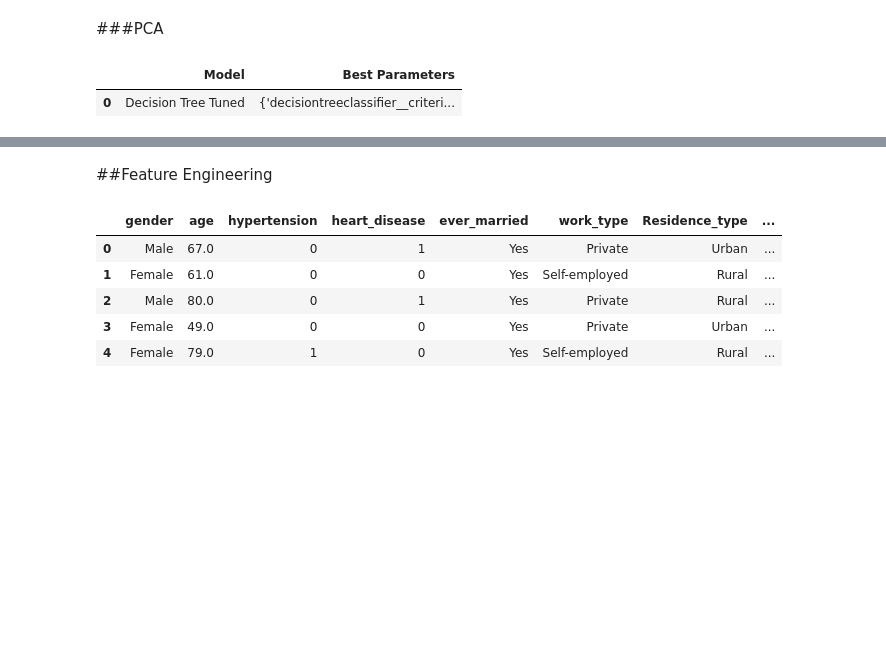
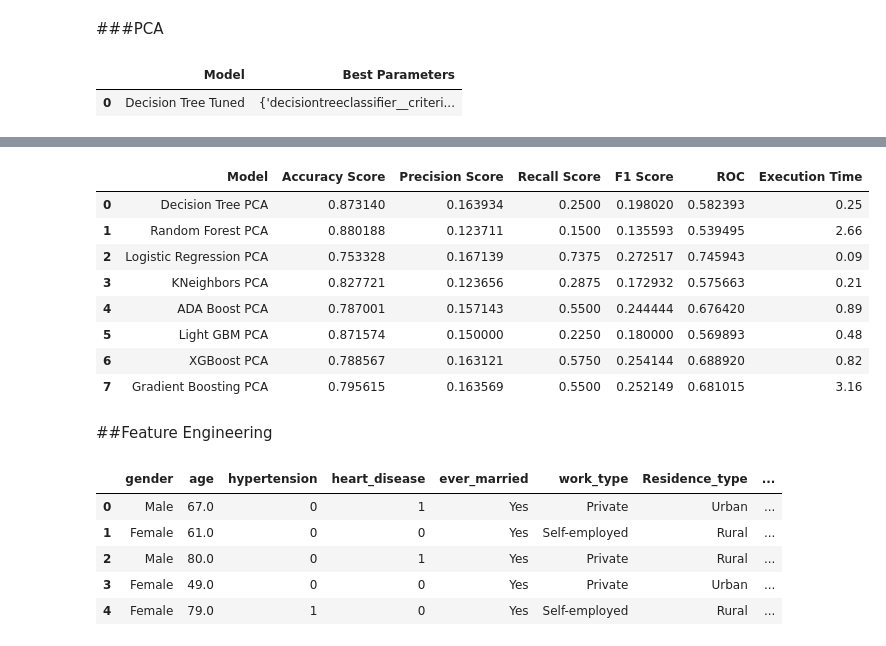
Before and after one commit to coding-dojo-data-science/Project-2-exemplar, a Jupyter notebook: Stroke_Prediction_Project.ipynb, the cells around one changed output, grey strips where cells are left out. Saved outputs shown, nothing was run; the diff lists cells and outputs as text; code cells hidden in the pictures; blank space fills up the shorter version.

```diff
--- a/Stroke_Prediction_Project.ipynb
+++ b/Stroke_Prediction_Project.ipynb
@@ -636,8 +657,6 @@ model_params = [['Decision Tree Tuned', DecisionTreeClassifier(), [{'decisiontre
                 ['Gradient Boosting Tuned', GradientBoostingClassifier(), [{'gradientboostingclassifier__max_depth': list(range(1, 16, 2)),'random_state': [42],
                                                                             'gradientboostingclassifier__n_estimators': list(range(100, 201, 50)), 'gradientboostingclassifier__random_state': [42]}]]]
 # %%
-tuned_model_scores = pd.DataFrame(columns = ['Model', 'Accuracy Score', 'Precision Score', 'Recall Score', 'F1 Score', 'ROC', 'Best Parameters', 'Execution Time'])
-
 for model_name, model, params in model_params:
     stats = []
     tic = time.time()
@@ -657,7 +676,7 @@ for model_name, model, params in model_params:
     toc = time.time()
     time_taken = round(toc - tic, 2)
     stats.extend([model_name, accuracy, precision, recall, f1, roc, best_param, time_taken])
-    tuned_model_scores.loc[len(tuned_model_scores.index)] = stats
+    model_scores.loc[len(model_scores.index)] = stats
 
     print(model_name, ':\n')
     print(classification_report(y_test, y_pred))
@@ -678,0 +710,34 @@ pca_pipe = make_pipeline(preprocessor, pca)
+# %%
+pca_models = [['Decision Tree PCA', DecisionTreeClassifier(random_state=42)],
+                ['Random Forest PCA', RandomForestClassifier(random_state=42)],
+                ['Logistic Regression PCA', LogisticRegression(random_state=42)],
+                ['KNeighbors PCA', KNeighborsClassifier()],
+                ['ADA Boost PCA', AdaBoostClassifier(random_state = 42)],
+                ['Light GBM PCA', LGBMClassifier(random_state = 42)],
+                ['XGBoost PCA', XGBClassifier(random_state = 42)],
+                ['Gradient Boosting PCA', GradientBoostingClassifier(random_state = 42)]]
+# %%
+pca_model_scores = pd.DataFrame(columns = ['Model', 'Accuracy Score', 'Precision Score', 'Recall Score', 'F1 Score', 'ROC', 'Execution Time'])
+
+for model in range(len(pca_models)):
+    stats = []
+    tic = time.time()
+    current_model = pca_models[model][1]
+    smote_model = smote_pipe(preprocessor, pca, smote, current_model)
+    smote_model.fit(X_train, y_train)
+    y_pred = smote_model.predict(X_test)
+    #cm = ConfusionMatrixDisplay.from_predictions(y_test, y_pred)
+    accuracy = accuracy_score(y_test, y_pred)
+    precision = precision_score(y_test, y_pred)
+    recall = recall_score(y_test, y_pred)
+    f1 = f1_score(y_test, y_pred)
+    roc = roc_auc_score(y_test, y_pred)
+    toc = time.time()
+    time_taken = round(toc - tic, 2)
+    stats.extend([pca_models[model][0], accuracy, precision, recall, f1, roc, time_taken])
+    pca_model_scores.loc[len(pca_model_scores.index)] = stats
+
+    print(pca_models[model][0], ':\n')
+    print(classification_report(y_test, y_pred))
+    #print(cm)
+    print('---------------------------\n')
@@ -679 +762,13 @@ pca_pipe = make_pipeline(preprocessor, pca)
+# %%
+pca_model_scores
+# %% [output]
+|  | Model | Accuracy Score | Precision Score | Recall Score | F1 Score | ROC | Execution Time |
+| 0 | Decision Tree PCA | 0.873140 | 0.163934 | 0.2500 | 0.198020 | 0.582393 | 0.25 |
+| 1 | Random Forest PCA | 0.880188 | 0.123711 | 0.1500 | 0.135593 | 0.539495 | 2.66 |
+| 2 | Logistic Regression PCA | 0.753328 | 0.167139 | 0.7375 | 0.272517 | 0.745943 | 0.09 |
+| 3 | KNeighbors PCA | 0.827721 | 0.123656 | 0.2875 | 0.172932 | 0.575663 | 0.21 |
+| 4 | ADA Boost PCA | 0.787001 | 0.157143 | 0.5500 | 0.244444 | 0.676420 | 0.89 |
+| 5 | Light GBM PCA | 0.871574 | 0.150000 | 0.2250 | 0.180000 | 0.569893 | 0.48 |
+| 6 | XGBoost PCA | 0.788567 | 0.163121 | 0.5750 | 0.254144 | 0.688920 | 0.82 |
+| 7 | Gradient Boosting PCA | 0.795615 | 0.163569 | 0.5500 | 0.252149 | 0.681015 | 3.16 |
 # %%
```
Also changed, not shown: parts of 25 cells of this notebook.
